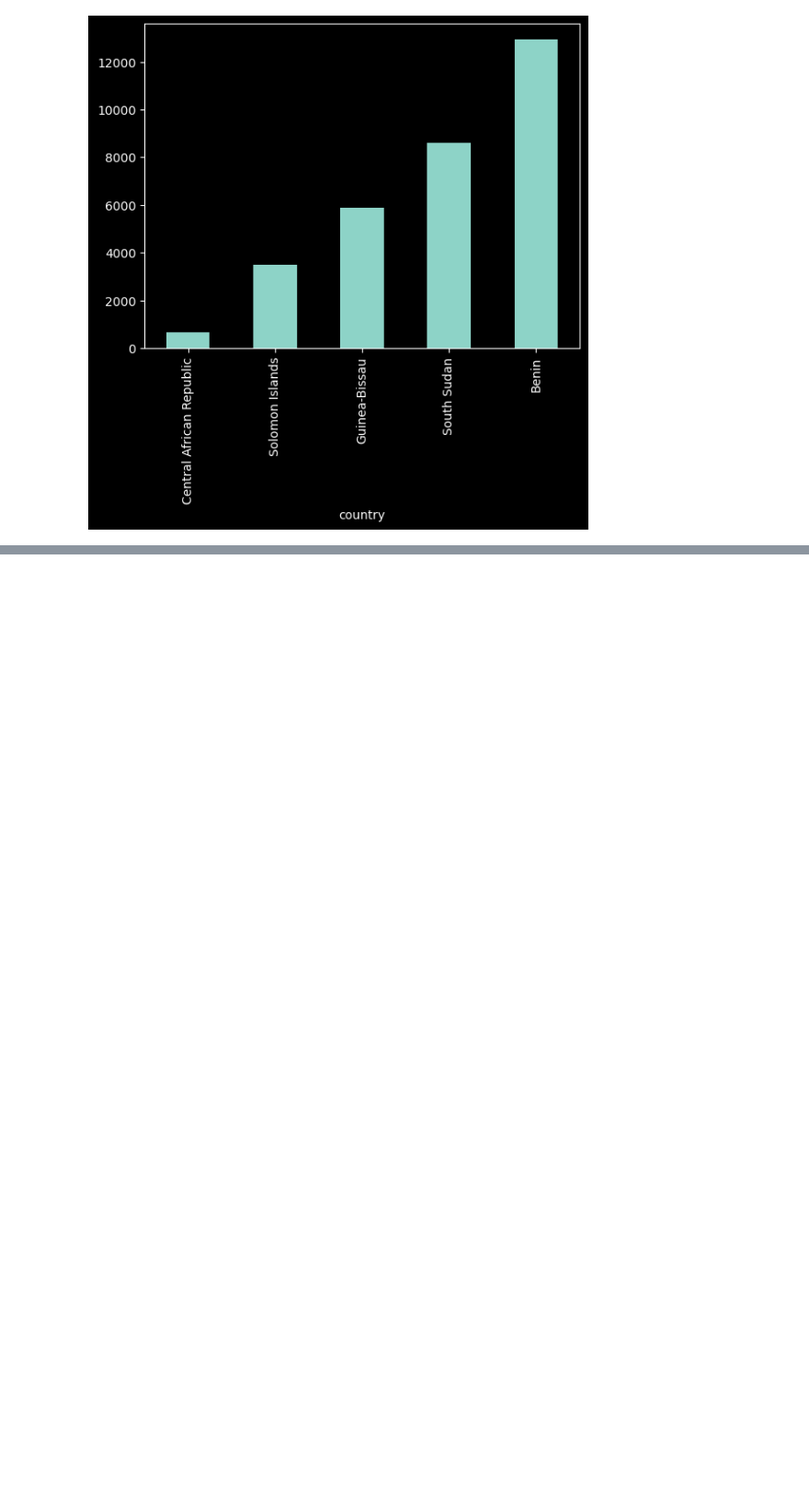
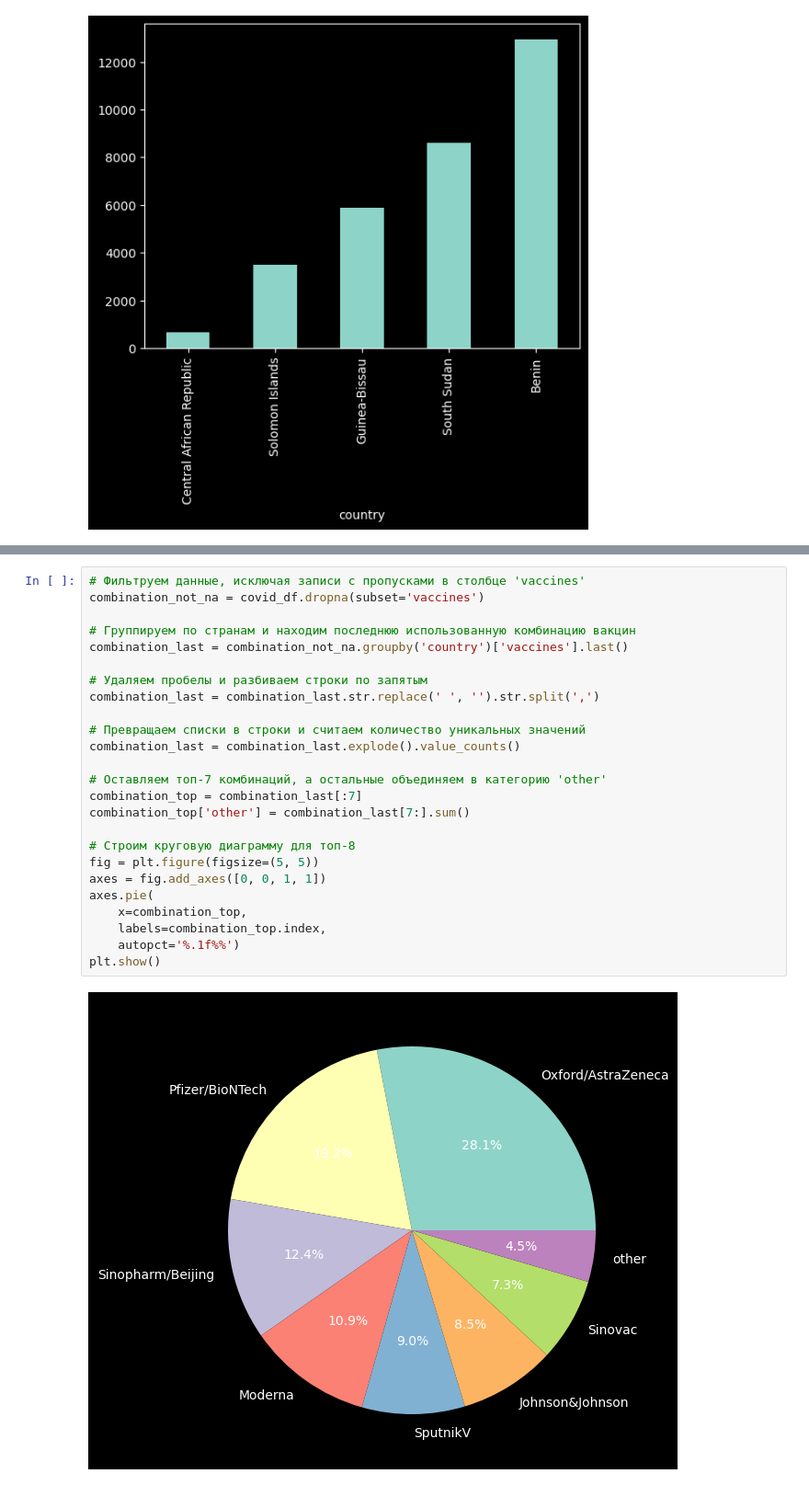
Before and after one commit to thetitorenko/sf_dspr_code, a Jupyter notebook: 01-block/06-python_13/06-python_13.ipynb, the cells around one changed output, grey strips where cells are left out. Shown at 92% size. Cells and saved outputs as stored; diff of their text form; blank space fills up the shorter version.

```diff
--- a/01-block/06-python_13/06-python_13.ipynb
+++ b/01-block/06-python_13/06-python_13.ipynb
@@ -221,0 +258,27 @@ plt.show()
+# %%
+# Фильтруем данные, исключая записи с пропусками в столбце 'vaccines'
+combination_not_na = covid_df.dropna(subset='vaccines')
+
+# Группируем по странам и находим последнюю использованную комбинацию вакцин
+combination_last = combination_not_na.groupby('country')['vaccines'].last()
+
+# Удаляем пробелы и разбиваем строки по запятым
+combination_last = combination_last.str.replace(' ', '').str.split(',')
+
+# Превращаем списки в строки и считаем количество уникальных значений
+combination_last = combination_last.explode().value_counts()
+
+# Оставляем топ-7 комбинаций, а остальные объединяем в категорию 'other'
+combination_top = combination_last[:7]
+combination_top['other'] = combination_last[7:].sum()
+
+# Строим круговую диаграмму для топ-8
+fig = plt.figure(figsize=(5, 5))
+axes = fig.add_axes([0, 0, 1, 1])
+axes.pie(
+    x=combination_top,
+    labels=combination_top.index,
+    autopct='%.1f%%')
+plt.show()
+# %% [output]
+[figure, added]
```
Also changed, not shown: parts of 7 cells of this notebook.
